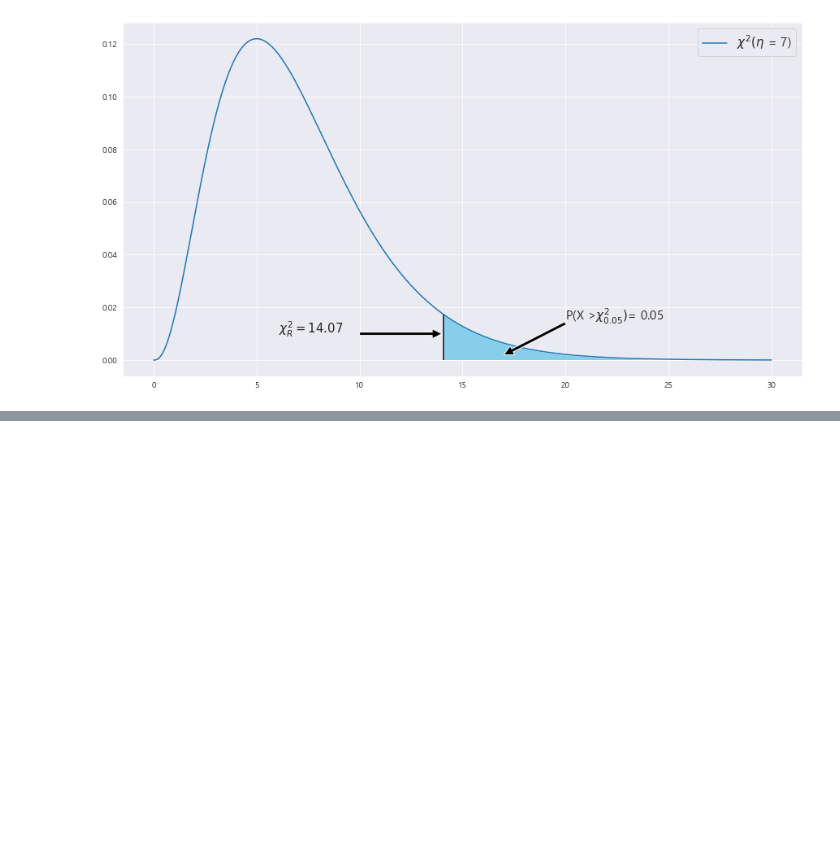
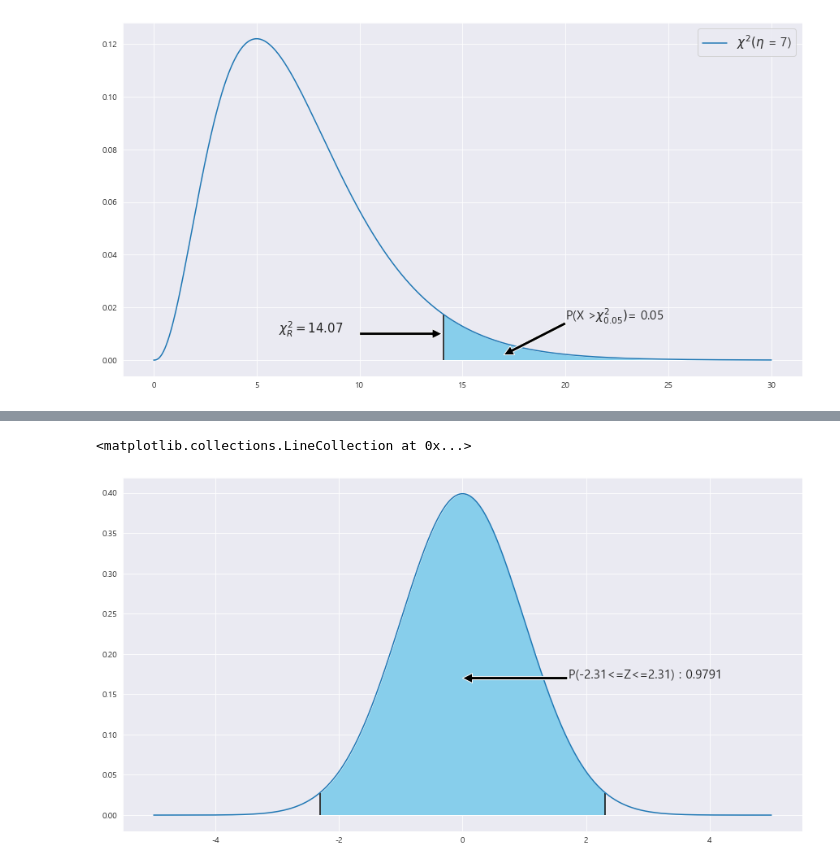
Before and after one commit to andypsh/BIGDATA2022, a Jupyter notebook: 기초통계/Chapter07/연습문제_02.ipynb, the cells around one changed output, grey strips where cells are left out. Saved outputs shown, nothing was run; the diff lists cells and outputs as text; code cells hidden in the pictures; blank space fills up the shorter version.

```diff
--- a/기초통계/Chapter07/연습문제_02.ipynb
+++ b/기초통계/Chapter07/연습문제_02.ipynb
@@ -403,0 +530,22 @@ print(solve( (7*(s))/0.35 - X_r))
+# %%
+x = np.arange(-5,5 , .001)
+
+fig = plt.figure(figsize=(15,8))
+
+ax = sns.lineplot(x , stats.norm.pdf(x, loc=0 , scale =1)) #정의역 범위 , 평균 = 0 , 표준편차 =1 인 정규분포 플롯
+
+z_1 = round((0.10) / math.sqrt(0.25*0.75 / 100 ) ,2)
+# z_2 = round((34.5 - 35) / math.sqrt(5.5**2 / 25) , 2)
+
+ax.fill_between(x, stats.norm.pdf(x, loc=0 , scale =1) , 0 , where = (x<=z_1) & (x>=-z_1) , facecolor = 'skyblue') # x값 , y값 , 0 , x<=0 인곳 , 색깔
+
+
+
+area =  (stats.norm.cdf((z_1)) - stats.norm.cdf(0)) * 2
+ax.text(1.71 , .17, f'P({-z_1}<=Z<={z_1}) : {round(area,4)}',fontsize=15)
+plt.annotate('' , xy=(0, .17), xytext=(1.7 , .17)  , arrowprops = dict(facecolor = 'black'))
+ax.vlines(x= -z_1, ymin= 0 , ymax= stats.norm.pdf(z_1, loc=0 , scale =1) , color = 'black' , linestyle ='solid' , label ='{}'.format(2))
+ax.vlines(x= z_1, ymin= 0 , ymax= stats.norm.pdf(z_1, loc=0 , scale =1) , color = 'black' , linestyle ='solid' , label ='{}'.format(2))
+# %% [output]
+<matplotlib.collections.LineCollection at 0x...>
+[figure, added]
```
Also changed, not shown: parts of 13 cells of this notebook, 1 other file.
